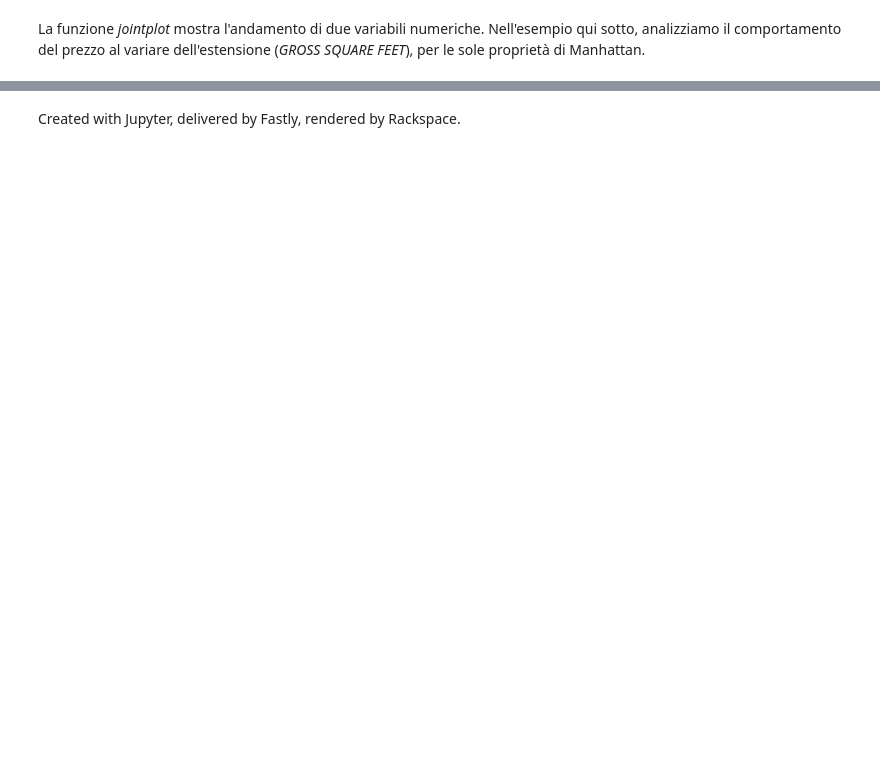
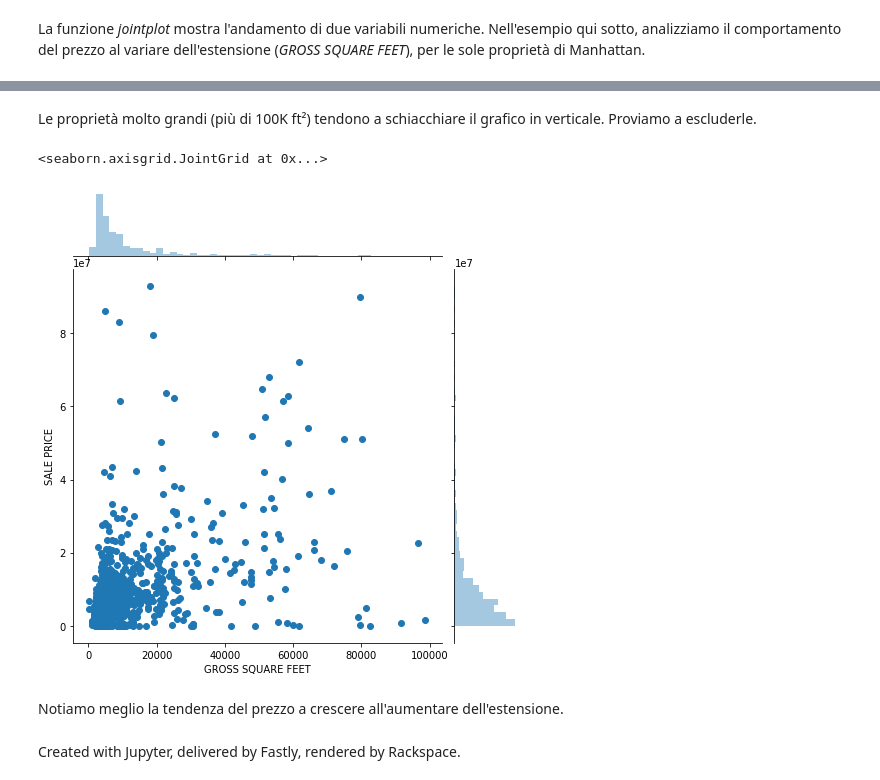
Before and after one commit to fbagattini/Master_BIM, a Jupyter notebook: 8. Pandas.ipynb, the cells around one changed output, grey strips where cells are left out. Drawn from its saved outputs; the diff is of its cells as text; code cells hidden in the pictures; blank space fills up the shorter version.

```diff
--- a/8. Pandas.ipynb
+++ b/8. Pandas.ipynb
@@ -501,3 +516,15 @@ sns.jointplot('GROSS SQUARE FEET',
+# %% [markdown]
+Le proprietà molto grandi (più di 100K ft²) tendono a schiacchiare il grafico in verticale. Proviamo a escluderle.
+# %%
+sns.jointplot('GROSS SQUARE FEET',
+              'SALE PRICE',
+              data=manhattan_props[manhattan_props['GROSS SQUARE FEET']<100_000],
+              height=7)
+# %% [output]
+<seaborn.axisgrid.JointGrid at 0x...>
+[figure, added]
+# %% [markdown]
+Notiamo meglio la tendenza del prezzo a crescere all'aumentare dell'estensione.
 # %% [markdown]
 <script>
   $(document).ready(function(){
```
Also changed, not shown: parts of 22 cells of this notebook, 1 other file.
